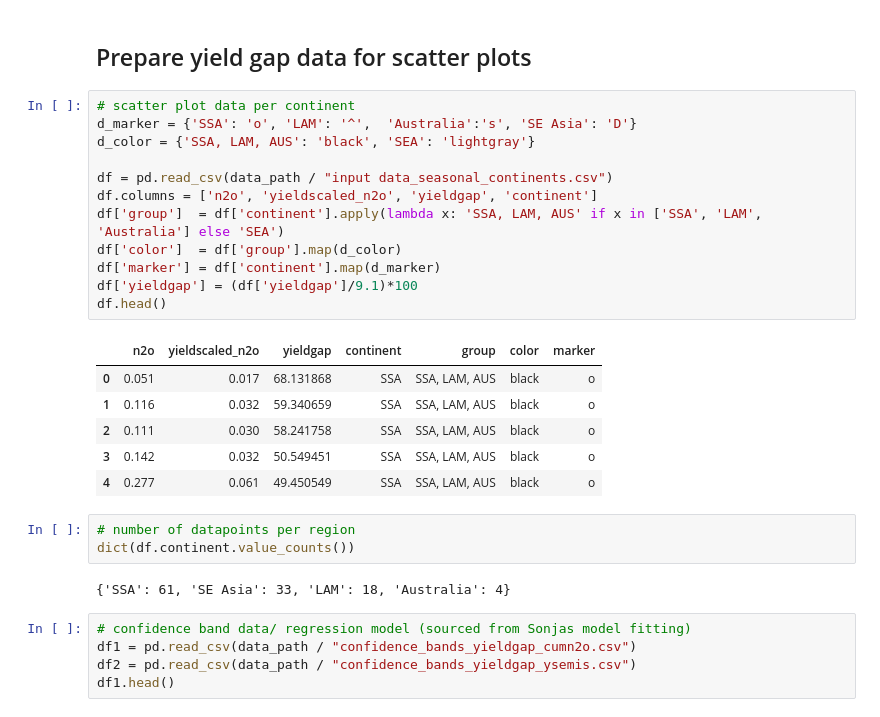
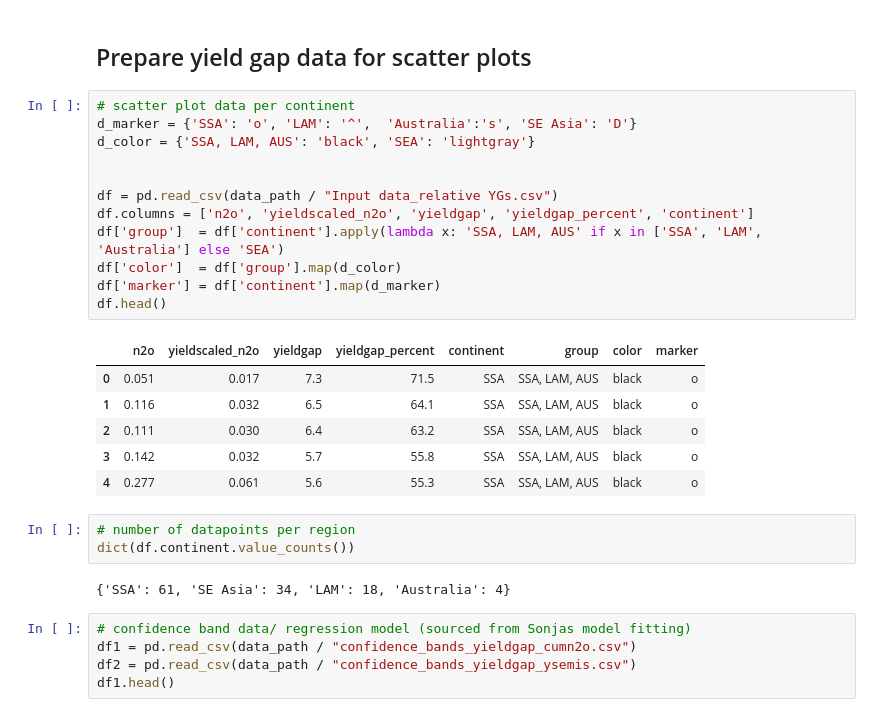
Before and after one commit to cwerner/yieldgap-analysis-africa, a Jupyter notebook: plotting.ipynb, the cells around one changed output. Saved outputs shown, nothing was run; the diff lists cells and outputs as text.

```diff
--- a/plotting.ipynb
+++ b/plotting.ipynb
@@ -118,27 +118,27 @@ with xr.open_dataset(data_path / "mask.nc") as mask:
 # %%
 # scatter plot data per continent
 d_marker = {'SSA': 'o', 'LAM': '^',  'Australia':'s', 'SE Asia': 'D'}
 d_color = {'SSA, LAM, AUS': 'black', 'SEA': 'lightgray'}
 
-df = pd.read_csv(data_path / "input data_seasonal_continents.csv")
-df.columns = ['n2o', 'yieldscaled_n2o', 'yieldgap', 'continent']
+
+df = pd.read_csv(data_path / "Input data_relative YGs.csv")
+df.columns = ['n2o', 'yieldscaled_n2o', 'yieldgap', 'yieldgap_percent', 'continent']
 df['group']  = df['continent'].apply(lambda x: 'SSA, LAM, AUS' if x in ['SSA', 'LAM', 'Australia'] else 'SEA')
 df['color']  = df['group'].map(d_color)
 df['marker'] = df['continent'].map(d_marker)
-df['yieldgap'] = (df['yieldgap']/9.1)*100
 df.head()
 # %% [output]
-|  | n2o | yieldscaled_n2o | yieldgap | continent | group | color | marker |
-| 0 | 0.051 | 0.017 | 68.131868 | SSA | SSA, LAM, AUS | black | o |
-| 1 | 0.116 | 0.032 | 59.340659 | SSA | SSA, LAM, AUS | black | o |
-| 2 | 0.111 | 0.030 | 58.241758 | SSA | SSA, LAM, AUS | black | o |
-| 3 | 0.142 | 0.032 | 50.549451 | SSA | SSA, LAM, AUS | black | o |
-| 4 | 0.277 | 0.061 | 49.450549 | SSA | SSA, LAM, AUS | black | o |
+|  | n2o | yieldscaled_n2o | yieldgap | yieldgap_percent | continent | group | color | marker |
+| 0 | 0.051 | 0.017 | 7.3 | 71.5 | SSA | SSA, LAM, AUS | black | o |
+| 1 | 0.116 | 0.032 | 6.5 | 64.1 | SSA | SSA, LAM, AUS | black | o |
+| 2 | 0.111 | 0.030 | 6.4 | 63.2 | SSA | SSA, LAM, AUS | black | o |
+| 3 | 0.142 | 0.032 | 5.7 | 55.8 | SSA | SSA, LAM, AUS | black | o |
+| 4 | 0.277 | 0.061 | 5.6 | 55.3 | SSA | SSA, LAM, AUS | black | o |
 # %%
 # number of datapoints per region
 dict(df.continent.value_counts())
 # %% [output]
-{'SSA': 61, 'SE Asia': 33, 'LAM': 18, 'Australia': 4}
+{'SSA': 61, 'SE Asia': 34, 'LAM': 18, 'Australia': 4}
 # %%
 # confidence band data/ regression model (sourced from Sonjas model fitting)
 df1 = pd.read_csv(data_path / "confidence_bands_yieldgap_cumn2o.csv")
```
Also changed, not shown: parts of 1 cell of this notebook, 1 other file.
